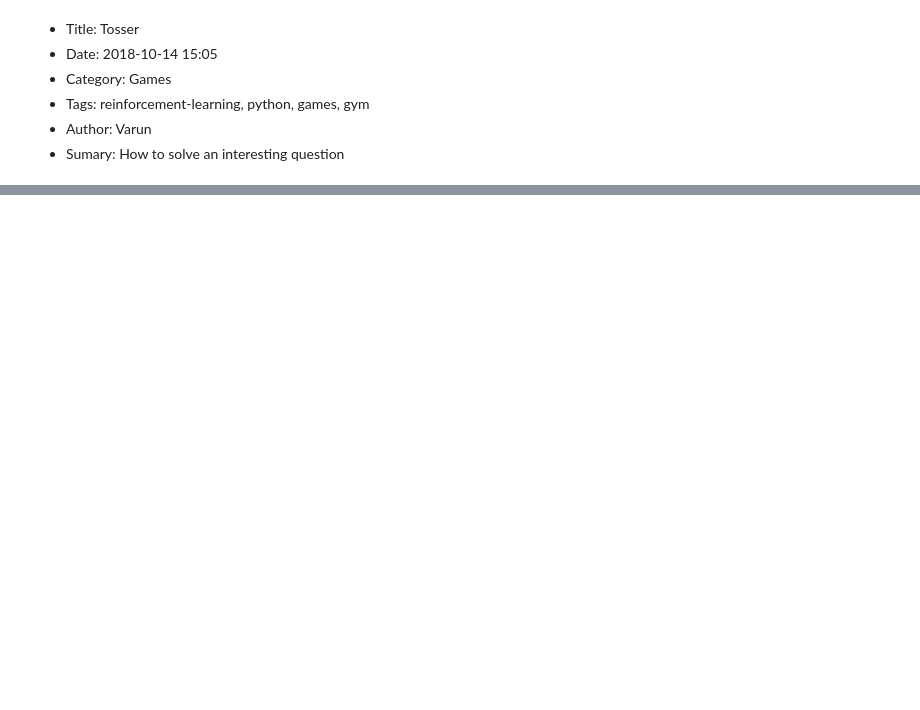
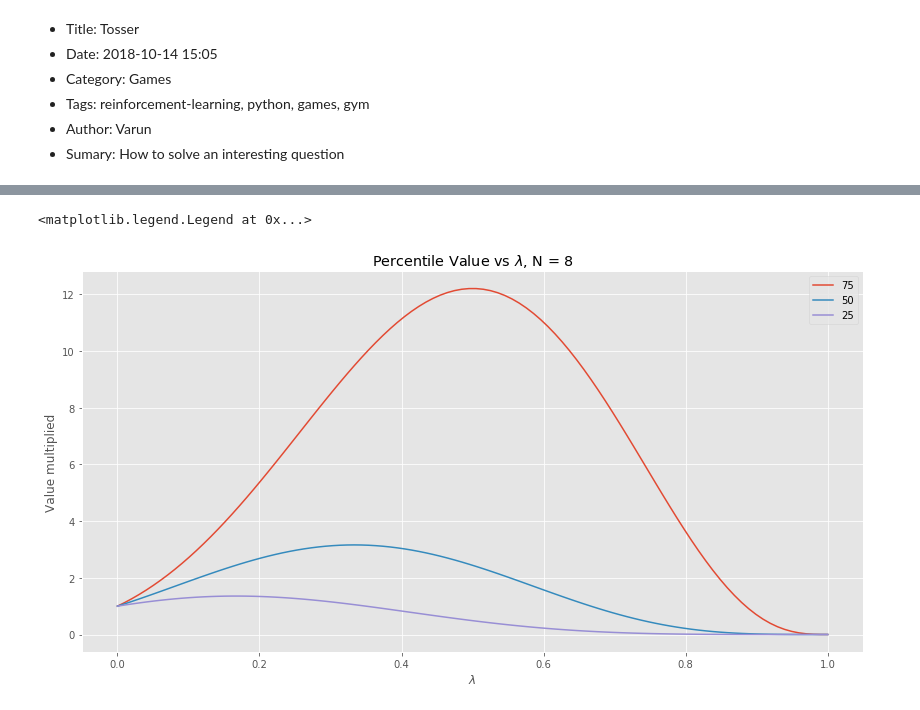
Before and after one commit to nayyarv/deprecated-blog, a Jupyter notebook: content/Tosser.ipynb, the cells around one changed output, grey strips where cells are left out. Drawn from its saved outputs; the diff is of its cells as text; code cells hidden in the pictures; blank space fills up the shorter version.

```diff
--- a/content/Tosser.ipynb
+++ b/content/Tosser.ipynb
@@ -87,0 +98,12 @@ array([1.52587891e+03, 3.05175781e+02, 6.10351562e+01, 1.22070312e+01,
+# %%
+def weightedPerc(x, weights, percentiles):
+    percWeights = weights.cumsum()/weights.sum() * 100
+    b1 = np.digitize(percentiles, percWeights)
+    b2 = np.digitize(percentiles, percWeights, right=True)
+    # now the right exclusive doesn't work for percentiles=100 as
+    # percweights is always going to have 100 as it's last value
+    # we fix this by ensuring the when b1 = len(percentiles), so does b2.
+    if 100 in percentiles:
+        b1[b1==len(percWeights)] = b2[b1==len(percWeights)]
+
+    return (x[b1] + x[b2])/2
@@ -87,0 +118,13 @@ array([1.52587891e+03, 3.05175781e+02, 6.10351562e+01, 1.22070312e+01,
+# %%
+def analyse(Ngames = 8, Nlams=10, percentiles = (25, 50, 75, 100)):
+    lams = np.linspace(0, 1, Nlams)
+    summ = np.zeros((Nlams, 1 + len(percentiles))) # mean, 25%, median, 75%, max
+    for i in range(Nlams):
+        dat = bin_table(lams[i], Ngames)
+        summ[i][0] = np.average(dat[0], weights=dat[1])
+        summ[i][1:] = weightedPerc(dat[0], dat[1], percentiles)
+
+    return lams, summ
+
+(analyse()[1]*100).astype(int)
+# max, mean, 25%, median, 75%
@@ -87,0 +142,20 @@ array([1.52587891e+03, 3.05175781e+02, 6.10351562e+01, 1.22070312e+01,
+# %%
+# just plot percentiles
+NUM_TOSS = 8
+
+from matplotlib import pyplot as plt
+plt.style.use('ggplot')
+%matplotlib inline
+percentiles = [25, 50, 75]
+
+lams, datum = analyse(NUM_TOSS, Nlams=100, percentiles=percentiles)
+plt.figure(figsize=(14,7))
+for column in reversed(range(1, len(datum[0]))):
+    plt.plot(lams, datum[:, column], label=str(percentiles[column-1]))
+plt.title("Percentile Value vs $\lambda$; N = {}".format(NUM_TOSS))
+plt.ylabel("Value multiplied")
+plt.xlabel("$\lambda$")
+plt.legend()
+# %% [output]
+<matplotlib.legend.Legend at 0x...>
+[figure, added]
```
Also changed, not shown: parts of 14 cells of this notebook, 2 other files.
